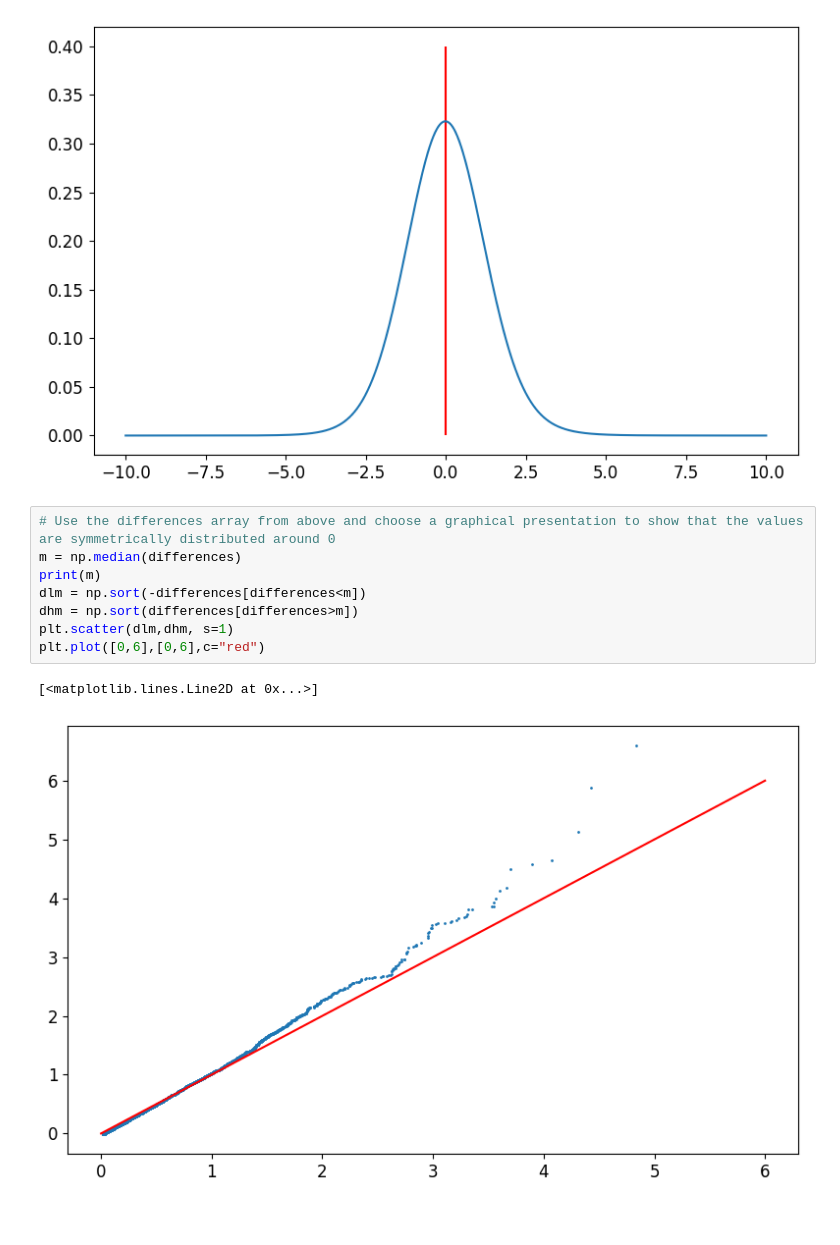
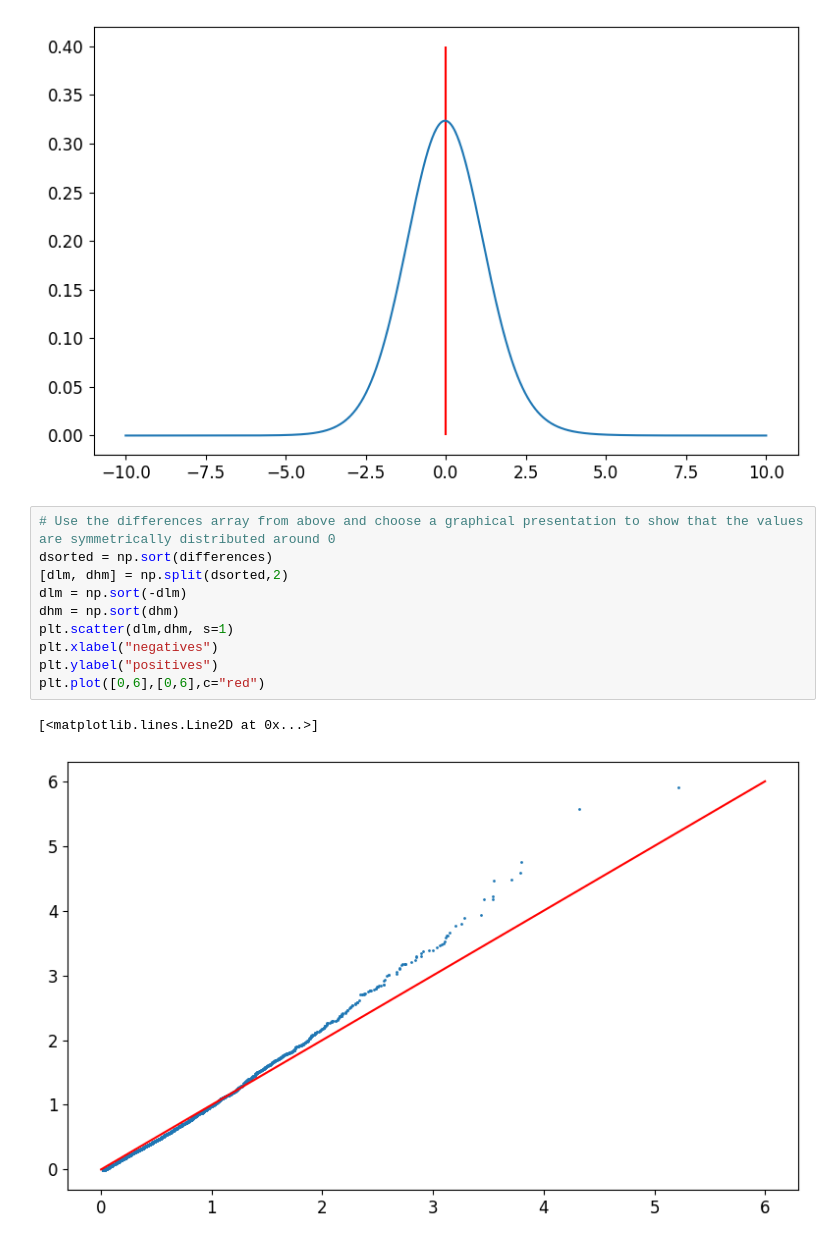
Before and after one commit to Jibbet/statmeth, a Jupyter notebook: code/ex5/Bsp2_Skeleton.ipynb, the cells around one changed output. Drawn from its saved outputs; the diff is of its cells as text.

```diff
--- a/code/ex5/Bsp2_Skeleton.ipynb
+++ b/code/ex5/Bsp2_Skeleton.ipynb
@@ -85,12 +85,14 @@ plt.plot(x,d)
 [figure]
 # %%
 # Use the differences array from above and choose a graphical presentation to show that the values are symmetrically distributed around 0
-m = np.median(differences)
-print(m)
-dlm = np.sort(-differences[differences<m])
-dhm = np.sort(differences[differences>m])
+dsorted = np.sort(differences)
+[dlm, dhm] = np.split(dsorted,2)
+dlm = np.sort(-dlm)
+dhm = np.sort(dhm)
 plt.scatter(dlm,dhm, s=1)
+plt.xlabel("negatives")
+plt.ylabel("positives")
 plt.plot([0,6],[0,6],c="red")
 # %% [output]
 [<matplotlib.lines.Line2D at 0x...>]
-[figure, old version]
+[figure, new version]
```
Also changed, not shown: parts of 2 cells of this notebook.
